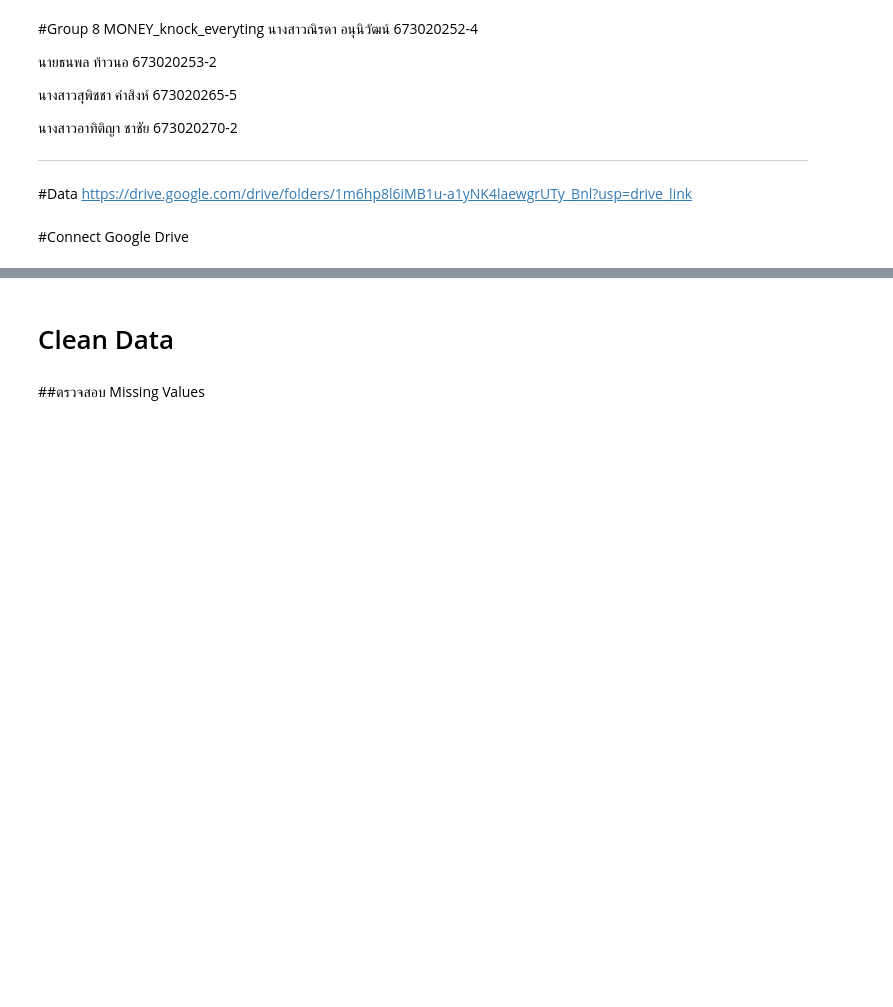
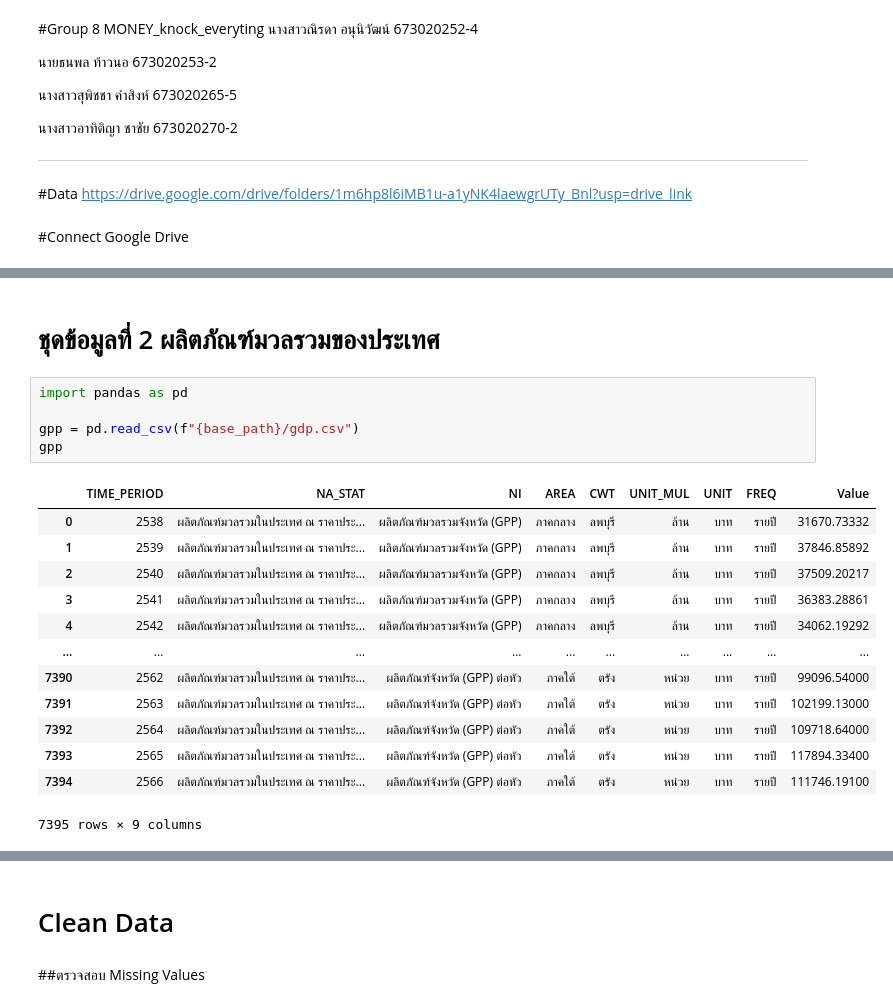
Before and after one commit to niradaa-art/project_BP_group8, a Jupyter notebook: Project_Colab_group8.ipynb, the cells around one changed output, grey strips where cells are left out. Saved outputs shown, nothing was run; the diff lists cells and outputs as text; blank space fills up the shorter version.

```diff
--- a/Project_Colab_group8.ipynb
+++ b/Project_Colab_group8.ipynb
@@ -82,0 +75,21 @@ df.head()
+# %% [markdown]
+# ชุดข้อมูลที่ 2 ผลิตภัณฑ์มวลรวมของประเทศ
+# %%
+import pandas as pd
+
+gpp = pd.read_csv(f"{base_path}/gdp.csv")
+gpp
+# %% [output]
+|  | TIME_PERIOD | NA_STAT | NI | AREA | CWT | UNIT_MUL | UNIT | FREQ | Value |
+| 0 | 2538 | ผลิตภัณฑ์มวลรวมในประเทศ ณ ราคาประ... | ผลิตภัณฑ์มวลรวมจังหวัด (GPP) | ภาคกลาง | ลพบุรี | ล้าน | บาท | รายปี | 31670.73332 |
+| 1 | 2539 | ผลิตภัณฑ์มวลรวมในประเทศ ณ ราคาประ... | ผลิตภัณฑ์มวลรวมจังหวัด (GPP) | ภาคกลาง | ลพบุรี | ล้าน | บาท | รายปี | 37846.85892 |
+| 2 | 2540 | ผลิตภัณฑ์มวลรวมในประเทศ ณ ราคาประ... | ผลิตภัณฑ์มวลรวมจังหวัด (GPP) | ภาคกลาง | ลพบุรี | ล้าน | บาท | รายปี | 37509.20217 |
+| 3 | 2541 | ผลิตภัณฑ์มวลรวมในประเทศ ณ ราคาประ... | ผลิตภัณฑ์มวลรวมจังหวัด (GPP) | ภาคกลาง | ลพบุรี | ล้าน | บาท | รายปี | 36383.28861 |
+| 4 | 2542 | ผลิตภัณฑ์มวลรวมในประเทศ ณ ราคาประ... | ผลิตภัณฑ์มวลรวมจังหวัด (GPP) | ภาคกลาง | ลพบุรี | ล้าน | บาท | รายปี | 34062.19292 |
+| ... | ... | ... | ... | ... | ... | ... | ... | ... | ... |
+| 7390 | 2562 | ผลิตภัณฑ์มวลรวมในประเทศ ณ ราคาประ... | ผลิตภัณฑ์จังหวัด (GPP) ต่อหัว | ภาคใต้ | ตรัง | หน่วย | บาท | รายปี | 99096.54000 |
+| 7391 | 2563 | ผลิตภัณฑ์มวลรวมในประเทศ ณ ราคาประ... | ผลิตภัณฑ์จังหวัด (GPP) ต่อหัว | ภาคใต้ | ตรัง | หน่วย | บาท | รายปี | 102199.13000 |
+| 7392 | 2564 | ผลิตภัณฑ์มวลรวมในประเทศ ณ ราคาประ... | ผลิตภัณฑ์จังหวัด (GPP) ต่อหัว | ภาคใต้ | ตรัง | หน่วย | บาท | รายปี | 109718.64000 |
+| 7393 | 2565 | ผลิตภัณฑ์มวลรวมในประเทศ ณ ราคาประ... | ผลิตภัณฑ์จังหวัด (GPP) ต่อหัว | ภาคใต้ | ตรัง | หน่วย | บาท | รายปี | 117894.33400 |
+| 7394 | 2566 | ผลิตภัณฑ์มวลรวมในประเทศ ณ ราคาประ... | ผลิตภัณฑ์จังหวัด (GPP) ต่อหัว | ภาคใต้ | ตรัง | หน่วย | บาท | รายปี | 111746.19100 |
+7395 rows × 9 columns
```
Also changed, not shown: parts of 21 cells of this notebook.
